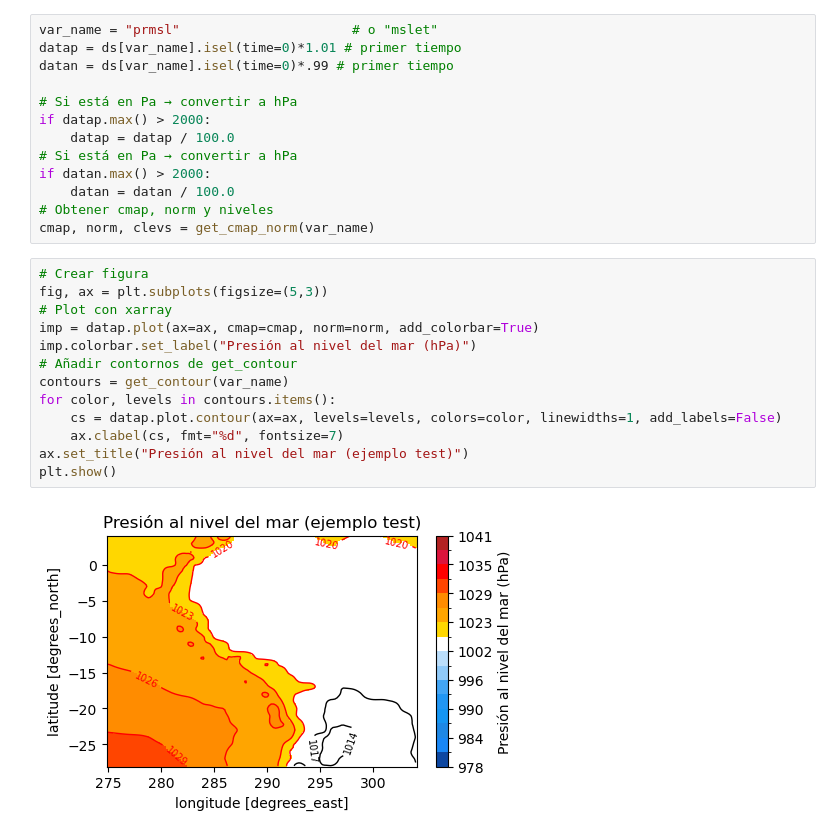
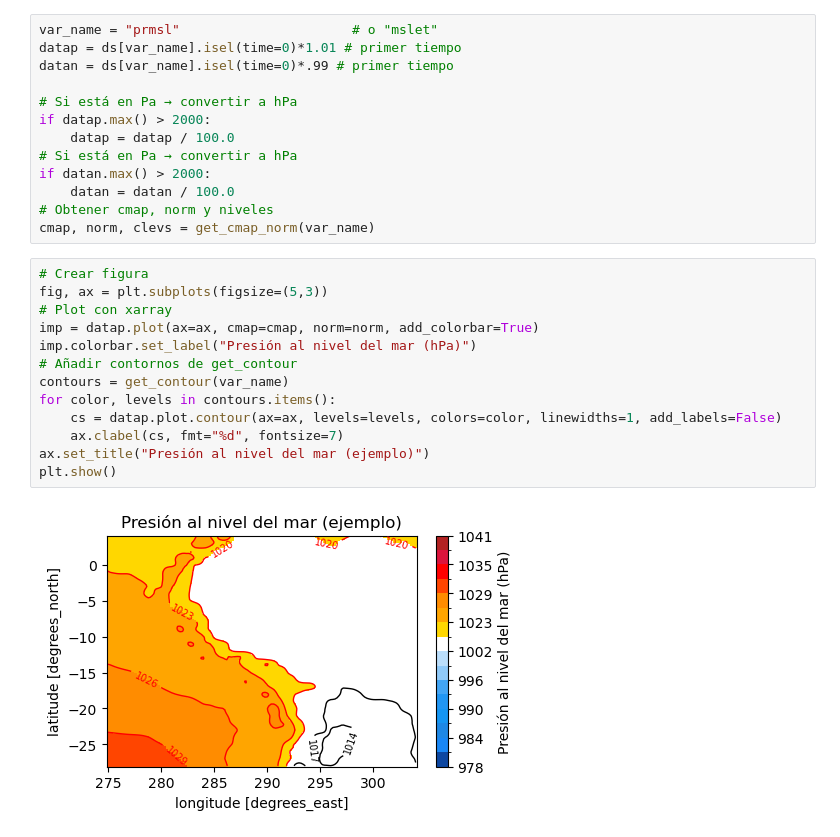
Before and after one commit to Japq91/SMN_tools, a Jupyter notebook: cods/test_plot.ipynb, the cells around one changed output. Drawn from its saved outputs; the diff is of its cells as text.

```diff
--- a/cods/test_plot.ipynb
+++ b/cods/test_plot.ipynb
@@ -31,18 +31,18 @@ cmap, norm, clevs = get_cmap_norm(var_name)
 # %%
 # Crear figura
 fig, ax = plt.subplots(figsize=(5,3))
 # Plot con xarray
 imp = datap.plot(ax=ax, cmap=cmap, norm=norm, add_colorbar=True)
 imp.colorbar.set_label("Presión al nivel del mar (hPa)")
 # Añadir contornos de get_contour
 contours = get_contour(var_name)
 for color, levels in contours.items():
     cs = datap.plot.contour(ax=ax, levels=levels, colors=color, linewidths=1, add_labels=False)
     ax.clabel(cs, fmt="%d", fontsize=7)
-ax.set_title("Presión al nivel del mar (ejemplo test)")
+ax.set_title("Presión al nivel del mar (ejemplo)")
 plt.show()
 # %% [output]
-[figure, old version]
+[figure, new version]
 # %%
 # Crear figura
 fig, ax = plt.subplots(figsize=(5,3))
```
Also changed, not shown: parts of 3 cells of this notebook, 1 other file.
